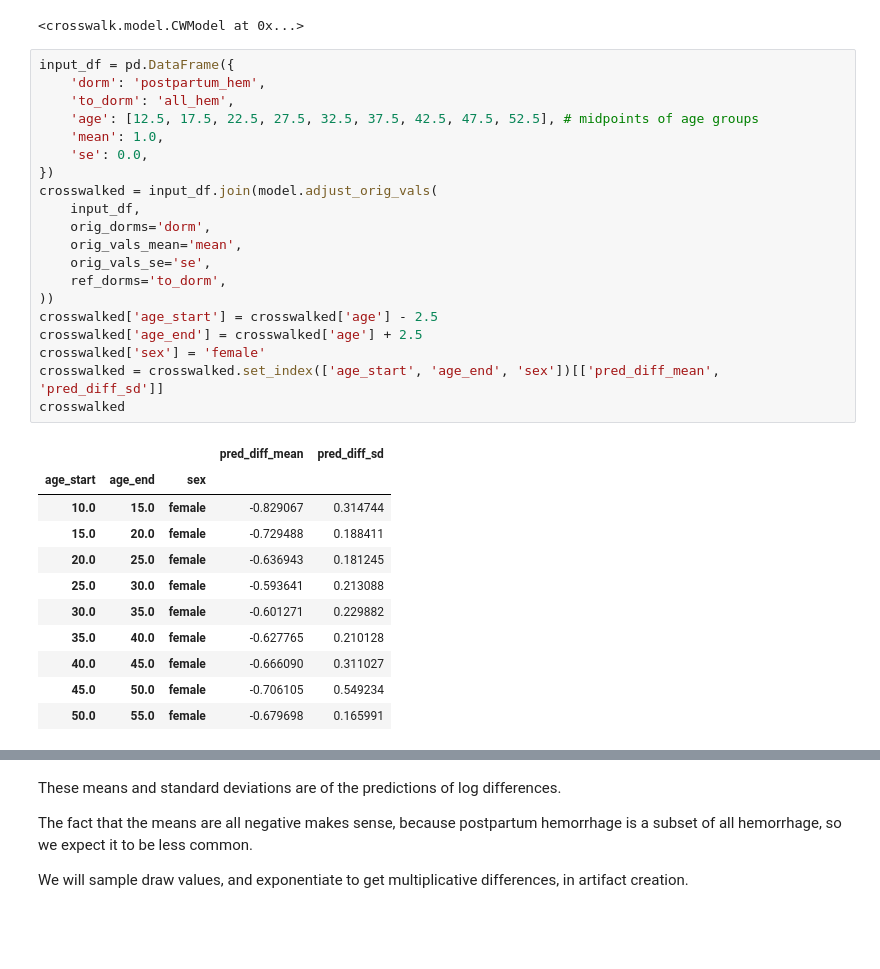
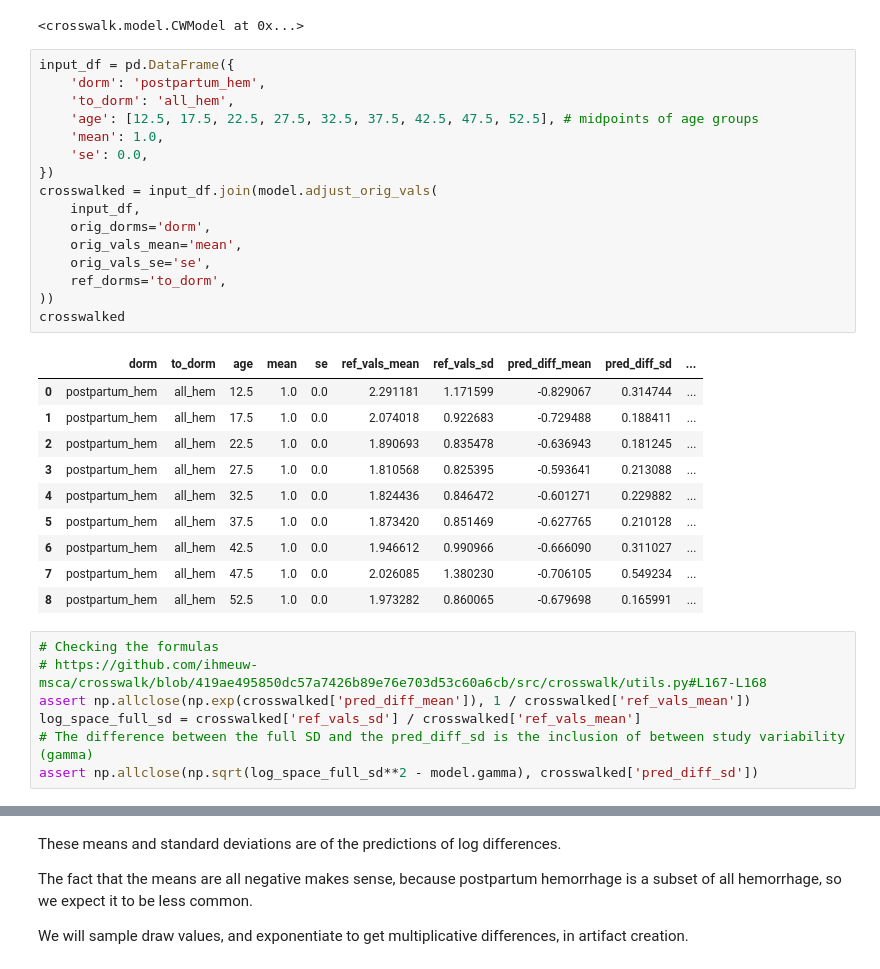
Before and after one commit to ihmeuw/vivarium_gates_mncnh, a Jupyter notebook: src/vivarium_gates_mncnh/data/postpartum_hemorrhage_split/postpartum_hemorrhage_split.ipynb, the cells around one changed output, grey strips where cells are left out. Cells and saved outputs as stored; diff of their text form; blank space fills up the shorter version.

Commit message:
More crosswalk explanation

```diff
--- a/src/vivarium_gates_mncnh/data/postpartum_hemorrhage_split/postpartum_hemorrhage_split.ipynb
+++ b/src/vivarium_gates_mncnh/data/postpartum_hemorrhage_split/postpartum_hemorrhage_split.ipynb
@@ -56,32 +67,34 @@ model
 # %%
 input_df = pd.DataFrame({
     'dorm': 'postpartum_hem',
     'to_dorm': 'all_hem',
     'age': [12.5, 17.5, 22.5, 27.5, 32.5, 37.5, 42.5, 47.5, 52.5], # midpoints of age groups
     'mean': 1.0,
     'se': 0.0,
 })
 crosswalked = input_df.join(model.adjust_orig_vals(
     input_df,
     orig_dorms='dorm',
     orig_vals_mean='mean',
     orig_vals_se='se',
     ref_dorms='to_dorm',
 ))
-crosswalked['age_start'] = crosswalked['age'] - 2.5
-crosswalked['age_end'] = crosswalked['age'] + 2.5
-crosswalked['sex'] = 'female'
-crosswalked = crosswalked.set_index(['age_start', 'age_end', 'sex'])[['pred_diff_mean', 'pred_diff_sd']]
 crosswalked
 # %% [output]
-|  |  |  | pred_diff_mean | pred_diff_sd |
-| age_start | age_end | sex |  |  |
-| 10.0 | 15.0 | female | -0.829067 | 0.314744 |
-| 15.0 | 20.0 | female | -0.729488 | 0.188411 |
-| 20.0 | 25.0 | female | -0.636943 | 0.181245 |
-| 25.0 | 30.0 | female | -0.593641 | 0.213088 |
-| 30.0 | 35.0 | female | -0.601271 | 0.229882 |
-| 35.0 | 40.0 | female | -0.627765 | 0.210128 |
-| 40.0 | 45.0 | female | -0.666090 | 0.311027 |
-| 45.0 | 50.0 | female | -0.706105 | 0.549234 |
-| 50.0 | 55.0 | female | -0.679698 | 0.165991 |
+|  | dorm | to_dorm | age | mean | se | ref_vals_mean | ref_vals_sd | pred_diff_mean | pred_diff_sd | ... |
+| 0 | postpartum_hem | all_hem | 12.5 | 1.0 | 0.0 | 2.291181 | 1.171599 | -0.829067 | 0.314744 | ... |
+| 1 | postpartum_hem | all_hem | 17.5 | 1.0 | 0.0 | 2.074018 | 0.922683 | -0.729488 | 0.188411 | ... |
+| 2 | postpartum_hem | all_hem | 22.5 | 1.0 | 0.0 | 1.890693 | 0.835478 | -0.636943 | 0.181245 | ... |
+| 3 | postpartum_hem | all_hem | 27.5 | 1.0 | 0.0 | 1.810568 | 0.825395 | -0.593641 | 0.213088 | ... |
+| 4 | postpartum_hem | all_hem | 32.5 | 1.0 | 0.0 | 1.824436 | 0.846472 | -0.601271 | 0.229882 | ... |
+| 5 | postpartum_hem | all_hem | 37.5 | 1.0 | 0.0 | 1.873420 | 0.851469 | -0.627765 | 0.210128 | ... |
+| 6 | postpartum_hem | all_hem | 42.5 | 1.0 | 0.0 | 1.946612 | 0.990966 | -0.666090 | 0.311027 | ... |
+| 7 | postpartum_hem | all_hem | 47.5 | 1.0 | 0.0 | 2.026085 | 1.380230 | -0.706105 | 0.549234 | ... |
+| 8 | postpartum_hem | all_hem | 52.5 | 1.0 | 0.0 | 1.973282 | 0.860065 | -0.679698 | 0.165991 | ... |
+# %%
+# Checking the formulas
+# https://github.com/ihmeuw-msca/crosswalk/blob/419ae495850dc57a7426b89e76e703d53c60a6cb/src/crosswalk/utils.py#L167-L168
+assert np.allclose(np.exp(crosswalked['pred_diff_mean']), 1 / crosswalked['ref_vals_mean'])
+log_space_full_sd = crosswalked['ref_vals_sd'] / crosswalked['ref_vals_mean']
+# The difference between the full SD and the pred_diff_sd is the inclusion of between study variability (gamma)
+assert np.allclose(np.sqrt(log_space_full_sd**2 - model.gamma), crosswalked['pred_diff_sd'])
```
Also changed, not shown: parts of 3 cells of this notebook, 1 other file.
